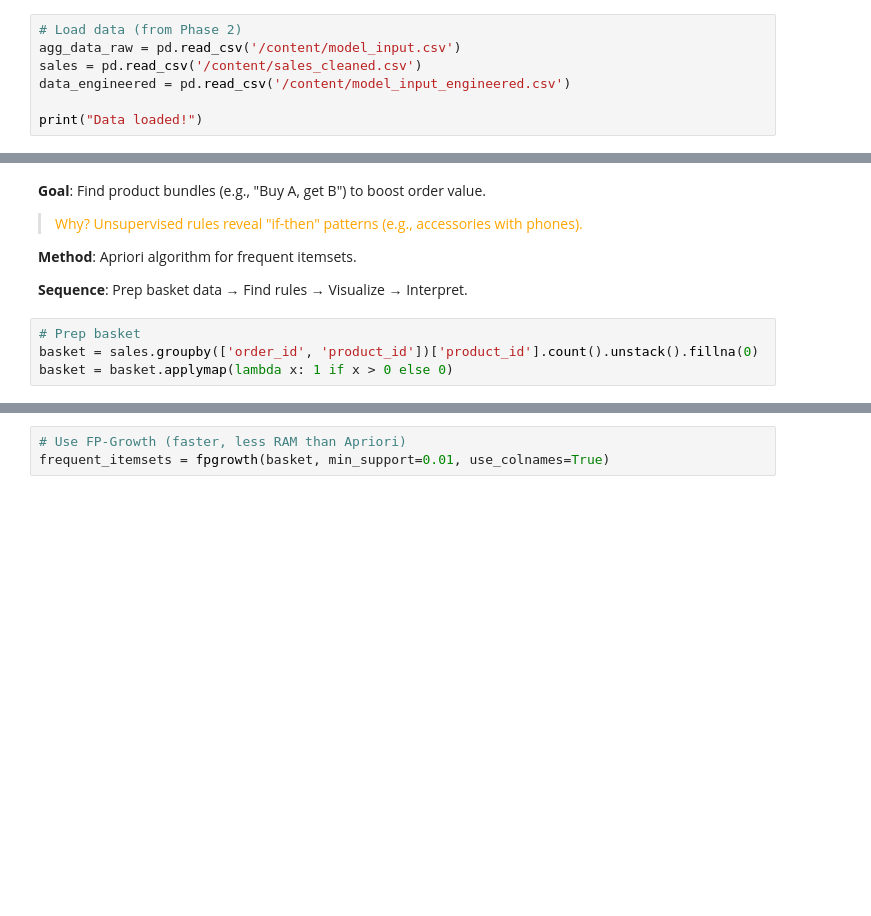
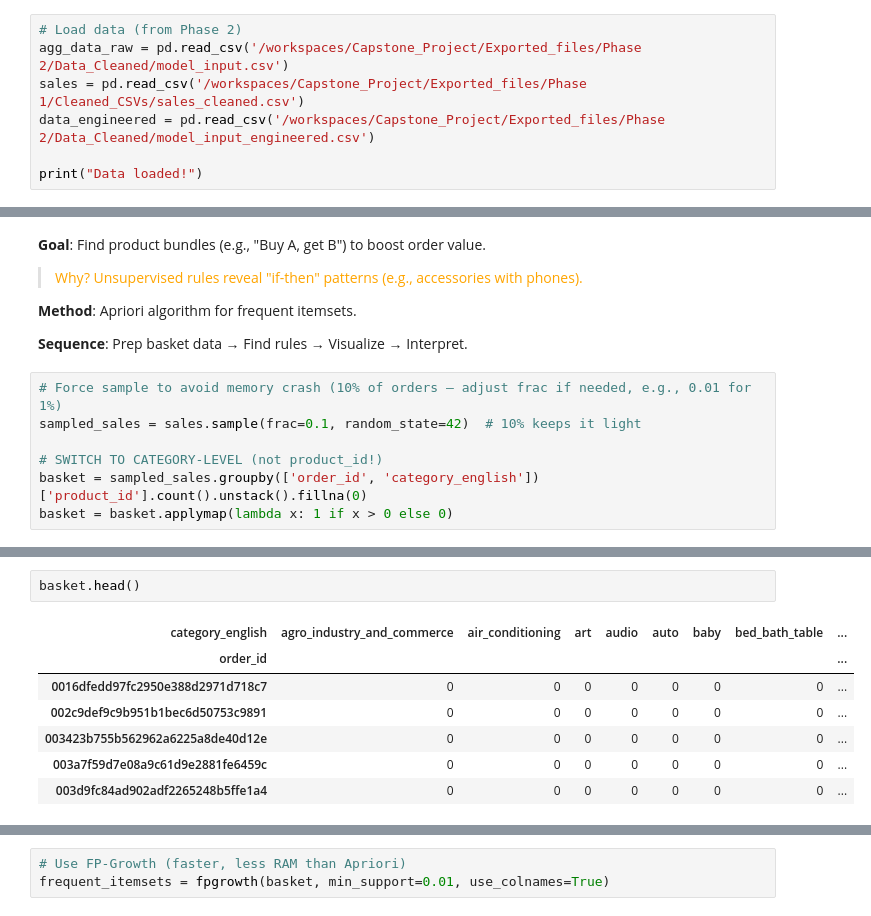
Before and after one commit to Kanakbaghel/Capstone_Project, a Jupyter notebook: Scripts/P3 : Retailsmart Advanced Analytics.ipynb, the cells around one changed output, grey strips where cells are left out. Drawn from its saved outputs; the diff is of its cells as text; blank space fills up the shorter version.

```diff
--- a/Scripts/P3 : Retailsmart Advanced Analytics.ipynb
+++ b/Scripts/P3 : Retailsmart Advanced Analytics.ipynb
@@ -64,9 +66,9 @@ Requirement already satisfied: six>=1.5 in /usr/local/lib/python3.12/dist-packag
 Import Libraries successfully
 # %%
 # Load data (from Phase 2)
-agg_data_raw = pd.read_csv('/content/model_input.csv')
-sales = pd.read_csv('/content/sales_cleaned.csv')
-data_engineered = pd.read_csv('/content/model_input_engineered.csv')
+agg_data_raw = pd.read_csv('/workspaces/Capstone_Project/Exported_files/Phase 2/Data_Cleaned/model_input.csv')
+sales = pd.read_csv('/workspaces/Capstone_Project/Exported_files/Phase 1/Cleaned_CSVs/sales_cleaned.csv')
+data_engineered = pd.read_csv('/workspaces/Capstone_Project/Exported_files/Phase 2/Data_Cleaned/model_input_engineered.csv')
 
 print("Data loaded!")
 # %% [output]
@@ -345,6 +346,9 @@ Forecast results saved to data_outputs/forecast_results.csv
 
 **Sequence**: Prep basket data → Find rules → Visualize → Interpret.
 # %%
-# Prep basket
-basket = sales.groupby(['order_id', 'product_id'])['product_id'].count().unstack().fillna(0)
+# Force sample to avoid memory crash (10% of orders – adjust frac if needed, e.g., 0.01 for 1%)
+sampled_sales = sales.sample(frac=0.1, random_state=42)  # 10% keeps it light
+
+# SWITCH TO CATEGORY-LEVEL (not product_id!)
+basket = sampled_sales.groupby(['order_id', 'category_english'])['product_id'].count().unstack().fillna(0)
 basket = basket.applymap(lambda x: 1 if x > 0 else 0)
@@ -350,0 +364,10 @@ basket = basket.applymap(lambda x: 1 if x > 0 else 0)
+# %%
+basket.head()
+# %% [output]
+| category_english | agro_industry_and_commerce | air_conditioning | art | audio | auto | baby | bed_bath_table | ... |
+| order_id |  |  |  |  |  |  |  | ... |
+| 0016dfedd97fc2950e388d2971d718c7 | 0 | 0 | 0 | 0 | 0 | 0 | 0 | ... |
+| 002c9def9c9b951b1bec6d50753c9891 | 0 | 0 | 0 | 0 | 0 | 0 | 0 | ... |
+| 003423b755b562962a6225a8de40d12e | 0 | 0 | 0 | 0 | 0 | 0 | 0 | ... |
+| 003a7f59d7e08a9c61d9e2881fe6459c | 0 | 0 | 0 | 0 | 0 | 0 | 0 | ... |
+| 003d9fc84ad902adf2265248b5ffe1a4 | 0 | 0 | 0 | 0 | 0 | 0 | 0 | ... |
```
Also changed, not shown: parts of 18 cells of this notebook, 3 other files.
